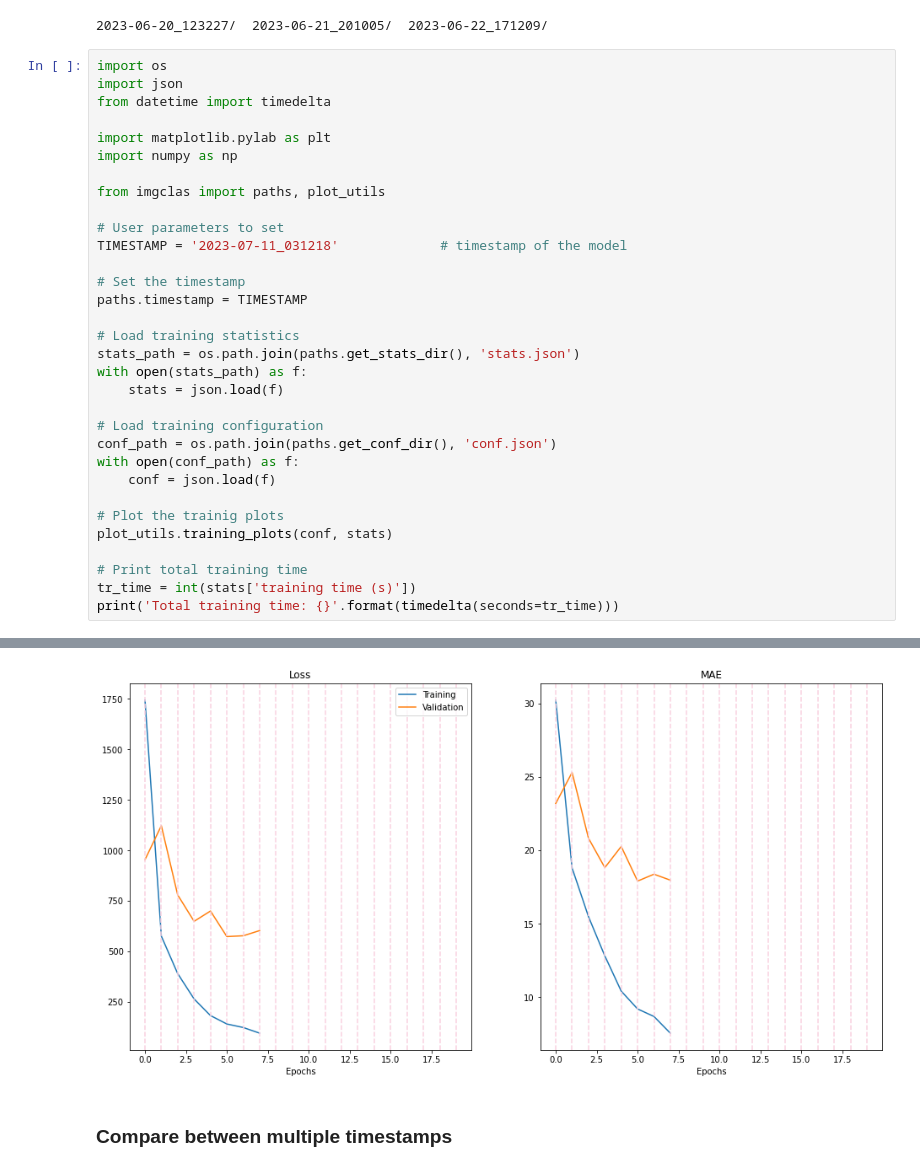
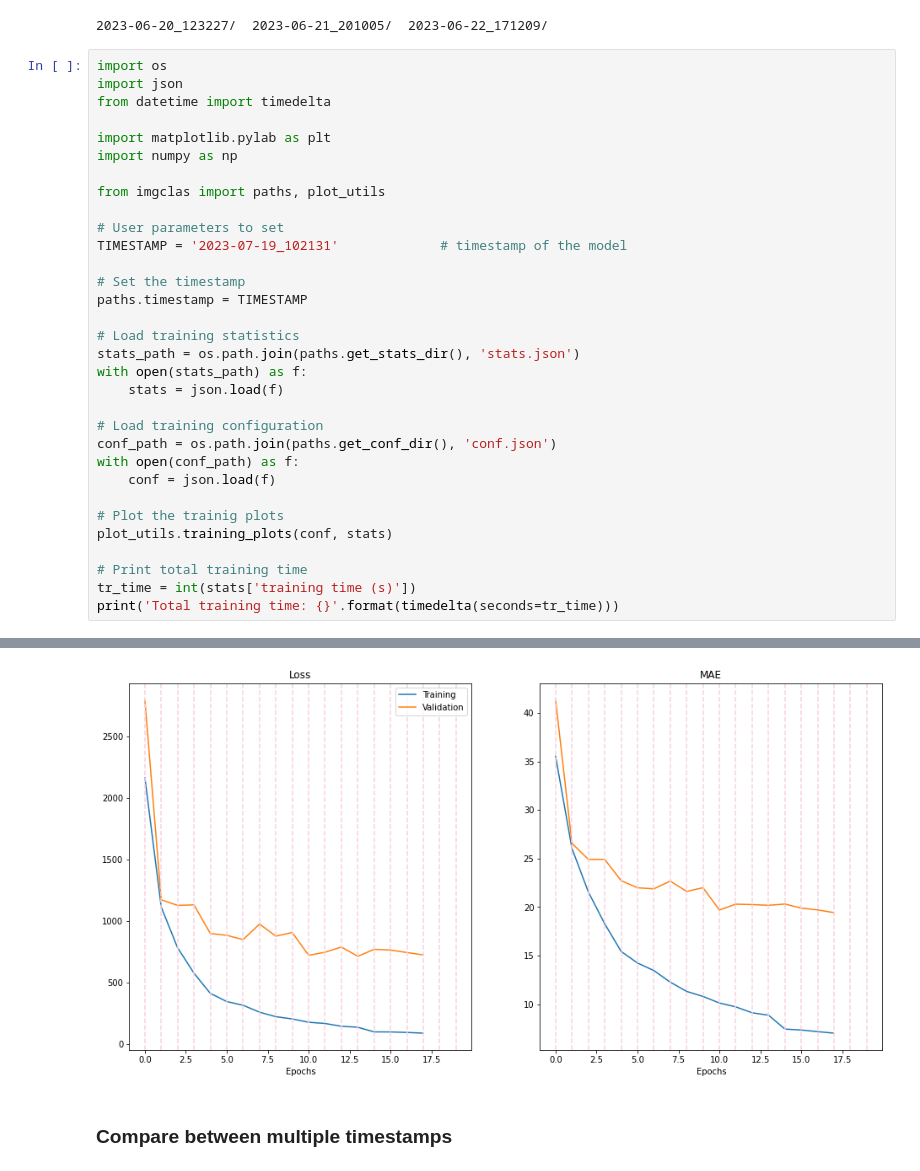
Before and after one commit to Pablo-Izquierdo/image-classification-tf, a Jupyter notebook: notebooks/2.0-Model_training.ipynb, the cells around one changed output, grey strips where cells are left out. Saved outputs shown, nothing was run; the diff lists cells and outputs as text.

```diff
--- a/notebooks/2.0-Model_training.ipynb
+++ b/notebooks/2.0-Model_training.ipynb
@@ -54,7 +54,7 @@ import numpy as np
 from imgclas import paths, plot_utils
 
 # User parameters to set
-TIMESTAMP = '2023-07-11_031218'             # timestamp of the model
+TIMESTAMP = '2023-07-19_102131'             # timestamp of the model
 
 # Set the timestamp
 paths.timestamp = TIMESTAMP
@@ -80,4 +80,4 @@ Total training time: 14:38:38
-[figure, old version]
+[figure, new version]
 # %% [markdown]
 ### Compare between multiple timestamps
 # %%
```
Also changed, not shown: parts of 1 cell of this notebook, 10 other files.
